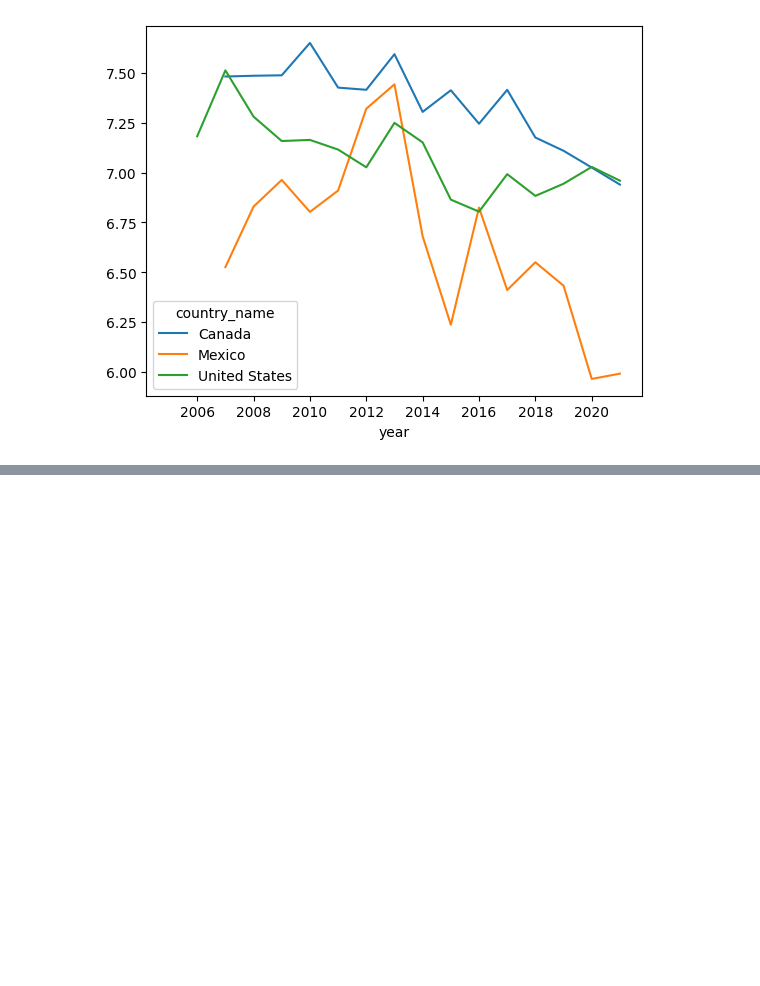
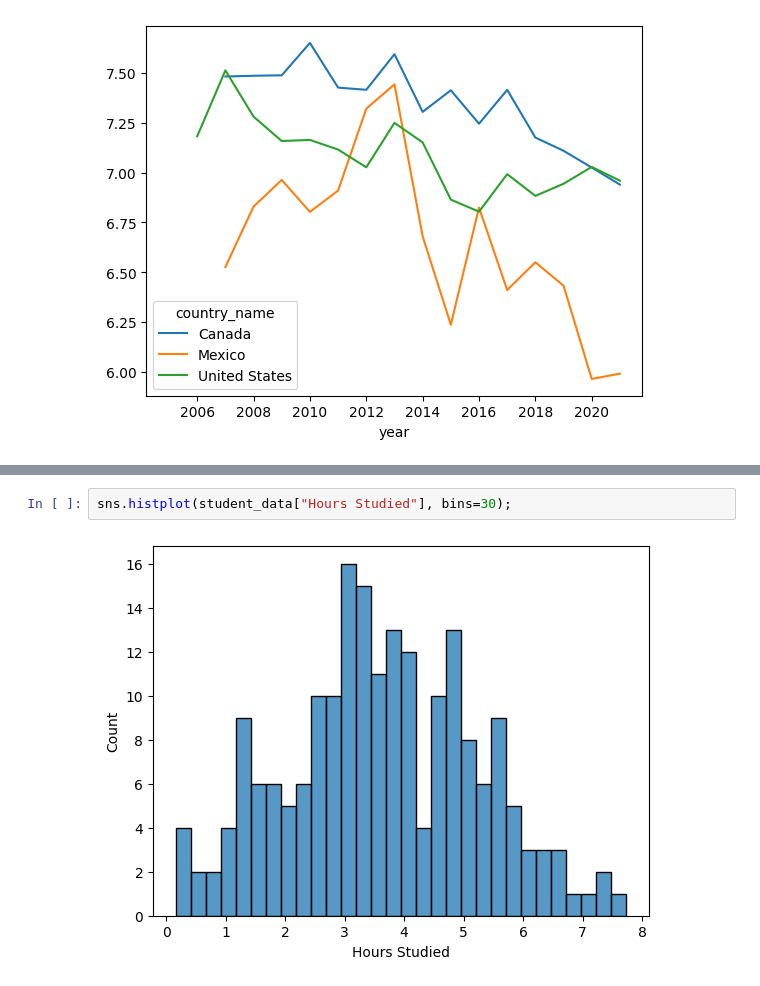
Before and after one commit to Jdalarmi/DataScience, a Jupyter notebook: app/Exploratory_Data_Analysis/Practice.ipynb, the cells around one changed output, grey strips where cells are left out. Cells and saved outputs as stored; diff of their text form; blank space fills up the shorter version.

```diff
--- a/app/Exploratory_Data_Analysis/Practice.ipynb
+++ b/app/Exploratory_Data_Analysis/Practice.ipynb
@@ -101,0 +150,4 @@ happiness[happiness.country_name.isin(['Canada', 'Mexico', 'United States'])].il
+# %%
+sns.histplot(student_data["Hours Studied"], bins=30);
+# %% [output]
+[figure, added]
```
Also changed, not shown: parts of 9 cells of this notebook, 1 other file.
